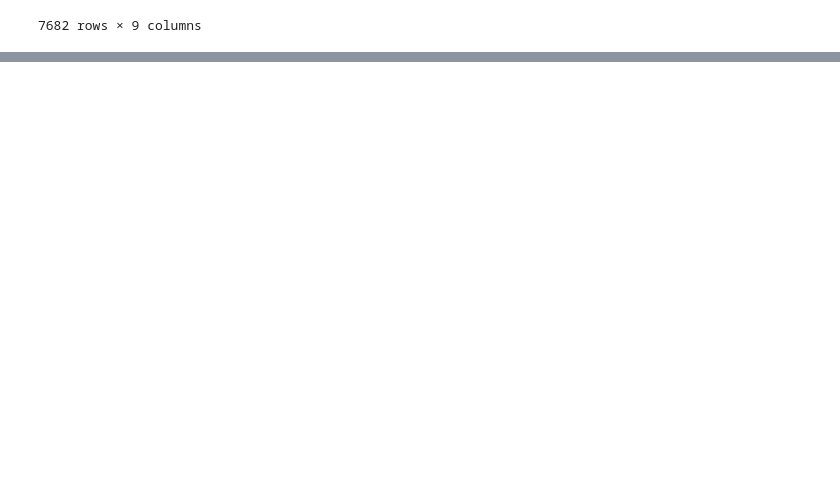
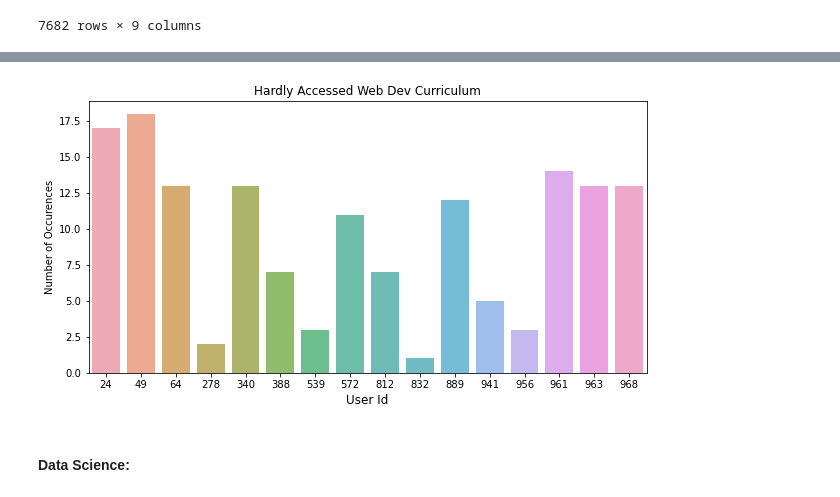
Before and after one commit to miller-cerna-laskowski-morris-eyring/anomaly-group-project, a Jupyter notebook: Eyring-notebook.ipynb, the cells around one changed output, grey strips where cells are left out. Saved outputs shown, nothing was run; the diff lists cells and outputs as text; code cells hidden in the pictures; blank space fills up the shorter version.

Commit message:
charts for users

```diff
--- a/Eyring-notebook.ipynb
+++ b/Eyring-notebook.ipynb
@@ -638,0 +721,7 @@ df_drop_students
+# %%
+#dropping index duplicates
+df=df.loc[~df.index.duplicated(), :]
+# %%
+#splitting webdev and datascience into two different df:
+wd = df[df.program_id != 'Data Science']
+ds = df[df.program_id == 'Data Science']
@@ -638,0 +730,4 @@ df_drop_students
+# %%
+#Ray's code to filter dataframe for time where students are active during their programs
+active_wd = wd.loc[(wd.index >= wd.start_date) & (wd.index <= wd.end_date)]
+active_ds = ds.loc[(ds.index >= ds.start_date) & (ds.index <= ds.end_date)]
@@ -638,0 +758,14 @@ df_drop_students
+# %%
+#histogram of these users under 20 logged access dates:
+user_id_count = active_wd.groupby('user_id').size().sort_values()
+user_id_count = user_id_count[:16]
+plt.figure(figsize=(10,5))
+sns.barplot(user_id_count.index, user_id_count.values, alpha=0.8)
+plt.title ('Hardly Accessed Web Dev Curriculum')
+plt.ylabel('Number of Occurences')
+plt.xlabel('User Id', fontsize=12)
+plt.show()
+# %% [output]
+[figure, added]
+# %% [markdown]
+#### Data Science:
```
Also changed, not shown: parts of 27 cells of this notebook.
